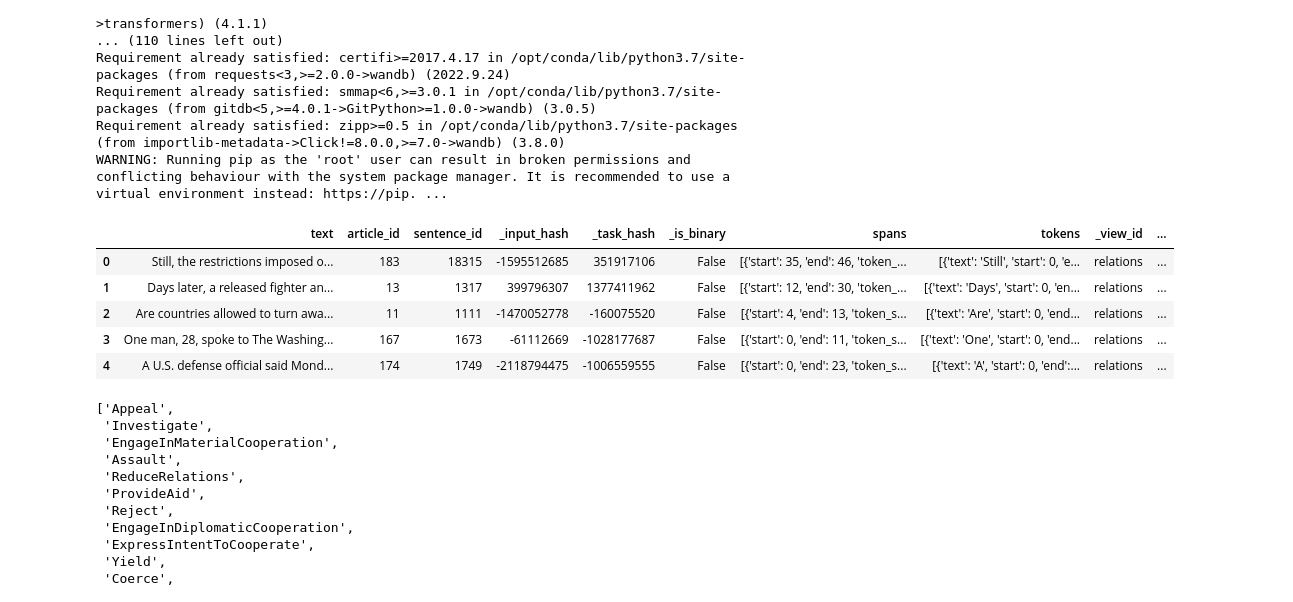
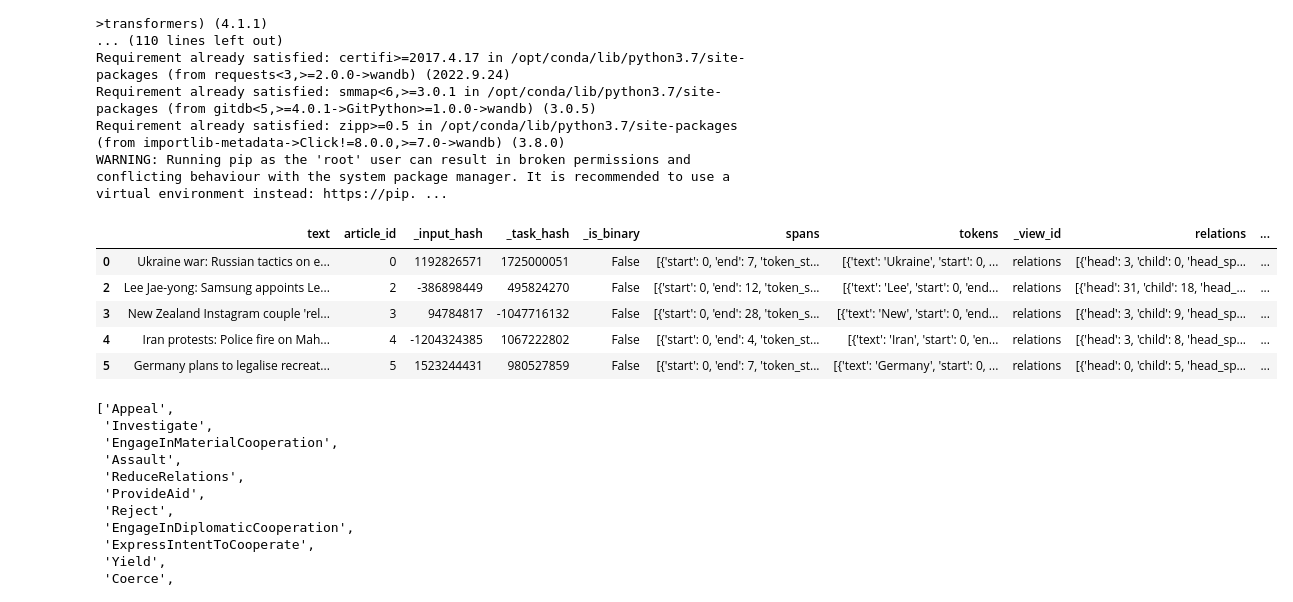
Before and after one commit to valentinwerner1/Thesis_RelationExtraction_PoliticsNews, a Jupyter notebook: rebel-finetune.ipynb, the cells around one changed output. Drawn from its saved outputs; the diff is of its cells as text; code cells hidden in the pictures.

```diff
--- a/rebel-finetune.ipynb
+++ b/rebel-finetune.ipynb
@@ -68,14 +70,14 @@ from pytorch_lightning.loggers.wandb import WandbLogger
 # %%
-read = pd.read_json("Thesis_RelationExtraction_PoliticsNews/data_src/raw/out1.json", lines = True)
+read = pd.read_json(r"C:\Users\svawe\Thesis_RelationExtraction_PoliticsNews\data_src\raw\out_label\summaries_out1.json", lines = True)
 df = read[read.answer == "accept"]
 df.head()
 # %% [output]
-|  | text | article_id | sentence_id | _input_hash | _task_hash | _is_binary | spans | tokens | _view_id | ... |
-| 0 | Still, the restrictions imposed o... | 183 | 18315 | -1595512685 | 351917106 | False | [{'start': 35, 'end': 46, 'token_... | [{'text': 'Still', 'start': 0, 'e... | relations | ... |
-| 1 | Days later, a released fighter an... | 13 | 1317 | 399796307 | 1377411962 | False | [{'start': 12, 'end': 30, 'token_... | [{'text': 'Days', 'start': 0, 'en... | relations | ... |
-| 2 | Are countries allowed to turn awa... | 11 | 1111 | -1470052778 | -160075520 | False | [{'start': 4, 'end': 13, 'token_s... | [{'text': 'Are', 'start': 0, 'end... | relations | ... |
-| 3 | One man, 28, spoke to The Washing... | 167 | 1673 | -61112669 | -1028177687 | False | [{'start': 0, 'end': 11, 'token_s... | [{'text': 'One', 'start': 0, 'end... | relations | ... |
-| 4 | A U.S. defense official said Mond... | 174 | 1749 | -2118794475 | -1006559555 | False | [{'start': 0, 'end': 23, 'token_s... | [{'text': 'A', 'start': 0, 'end':... | relations | ... |
+|  | text | article_id | _input_hash | _task_hash | _is_binary | spans | tokens | _view_id | relations | ... |
+| 0 | Ukraine war: Russian tactics on e... | 0 | 1192826571 | 1725000051 | False | [{'start': 0, 'end': 7, 'token_st... | [{'text': 'Ukraine', 'start': 0, ... | relations | [{'head': 3, 'child': 0, 'head_sp... | ... |
+| 2 | Lee Jae-yong: Samsung appoints Le... | 2 | -386898449 | 495824270 | False | [{'start': 0, 'end': 12, 'token_s... | [{'text': 'Lee', 'start': 0, 'end... | relations | [{'head': 31, 'child': 18, 'head_... | ... |
+| 3 | New Zealand Instagram couple 'rel... | 3 | 94784817 | -1047716132 | False | [{'start': 0, 'end': 28, 'token_s... | [{'text': 'New', 'start': 0, 'end... | relations | [{'head': 3, 'child': 9, 'head_sp... | ... |
+| 4 | Iran protests: Police fire on Mah... | 4 | -1204324385 | 1067222802 | False | [{'start': 0, 'end': 4, 'token_st... | [{'text': 'Iran', 'start': 0, 'en... | relations | [{'head': 3, 'child': 8, 'head_sp... | ... |
+| 5 | Germany plans to legalise recreat... | 5 | 1523244431 | 980527859 | False | [{'start': 0, 'end': 7, 'token_st... | [{'text': 'Germany', 'start': 0, ... | relations | [{'head': 0, 'child': 5, 'head_sp... | ... |
 # %%
 #fix sentence_id mistake
 df = df.astype({"sentence_id":str,"article_id":str})
```
Also changed, not shown: parts of 2 cells of this notebook, 18 other files.
